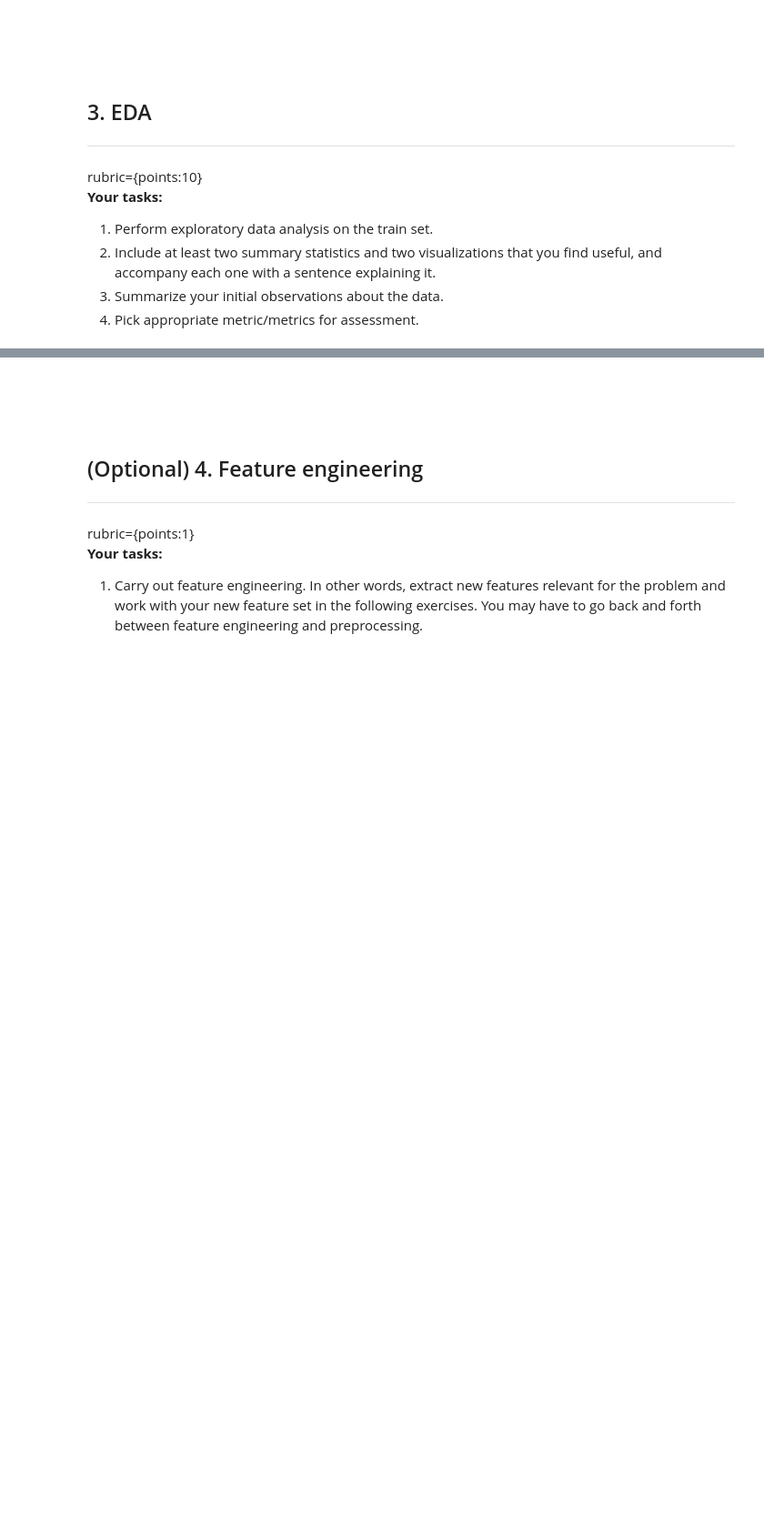
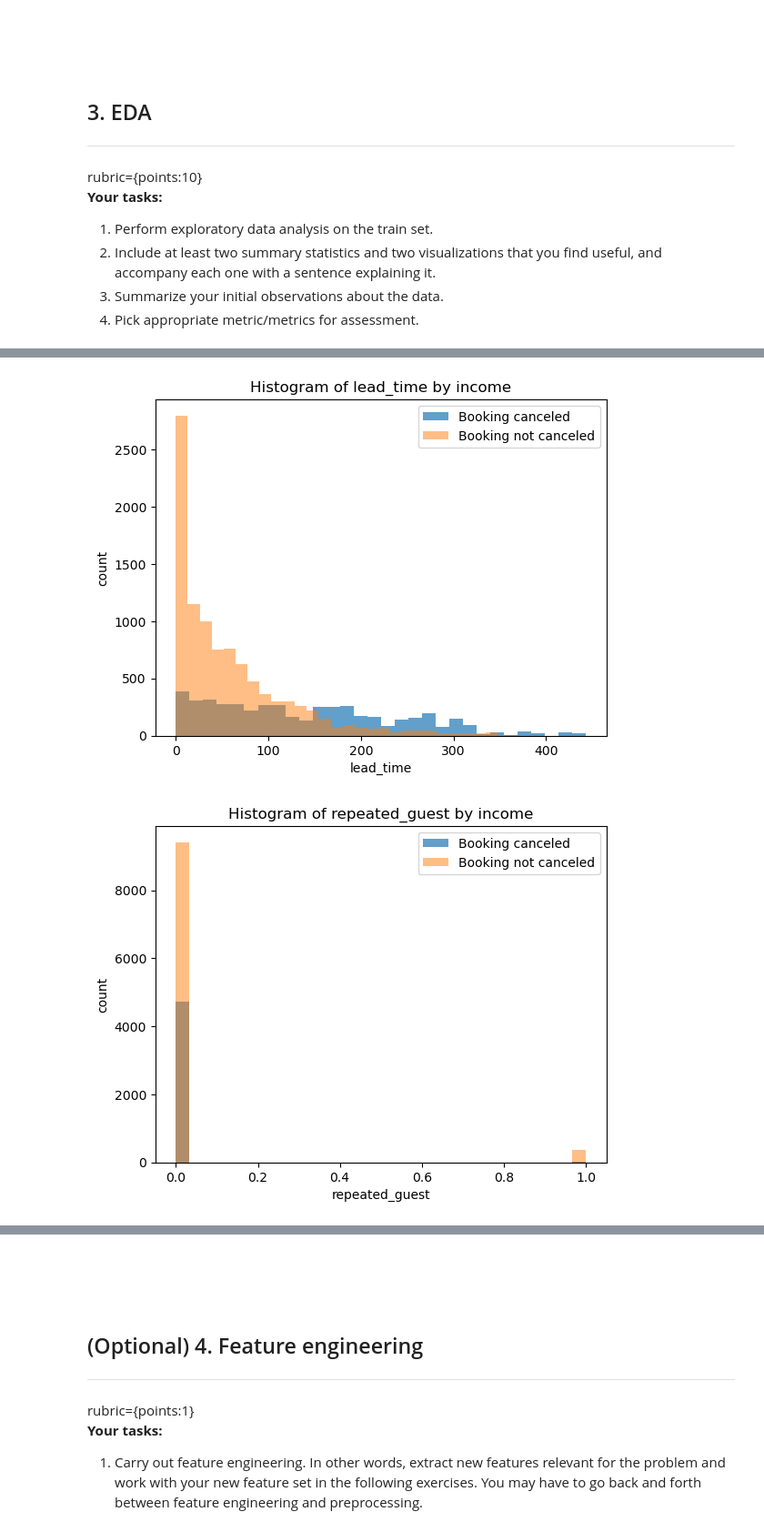
Before and after one commit to timtheteh/Applied-Machine-Learning, a Jupyter notebook: hw/hw6/hw6-starter.ipynb, the cells around one changed output, grey strips where cells are left out. Shown at 91% size. Saved outputs shown, nothing was run; the diff lists cells and outputs as text; code cells hidden in the pictures; blank space fills up the shorter version.

```diff
--- a/hw/hw6/hw6-starter.ipynb
+++ b/hw/hw6/hw6-starter.ipynb
@@ -153,0 +296,20 @@ rubric={points:10}
+# %%
+booking_canceled = train_df.query("booking_status == 1")
+booking_not_canceled = train_df.query("booking_status == 0")
+interesting_feats = ["lead_time", "repeated_guest",
+                     "no_of_previous_cancellations",
+                     "no_of_previous_bookings_not_canceled"]
+
+for feature in interesting_feats:
+    canceled = booking_canceled[feature]
+    not_canceled = booking_not_canceled[feature]
+    plt.hist(canceled, label='Booking canceled', alpha=0.7, bins=30)
+    plt.hist(not_canceled, label='Booking not canceled', alpha=0.5, bins=30)
+    plt.legend()
+    plt.title('Histogram of ' + feature + ' by income')
+    plt.xlabel(feature)
+    plt.ylabel('count')
+    plt.show()
+# %% [output]
+[figure, added]
+[figure, added]
```
Also changed, not shown: parts of 48 cells of this notebook.
